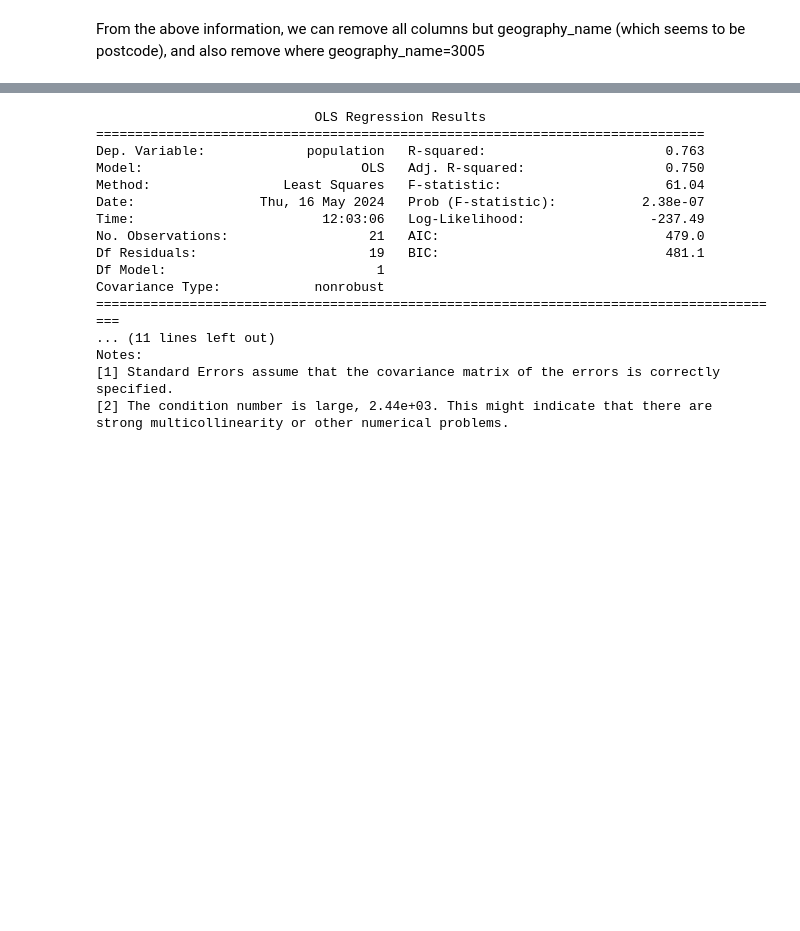
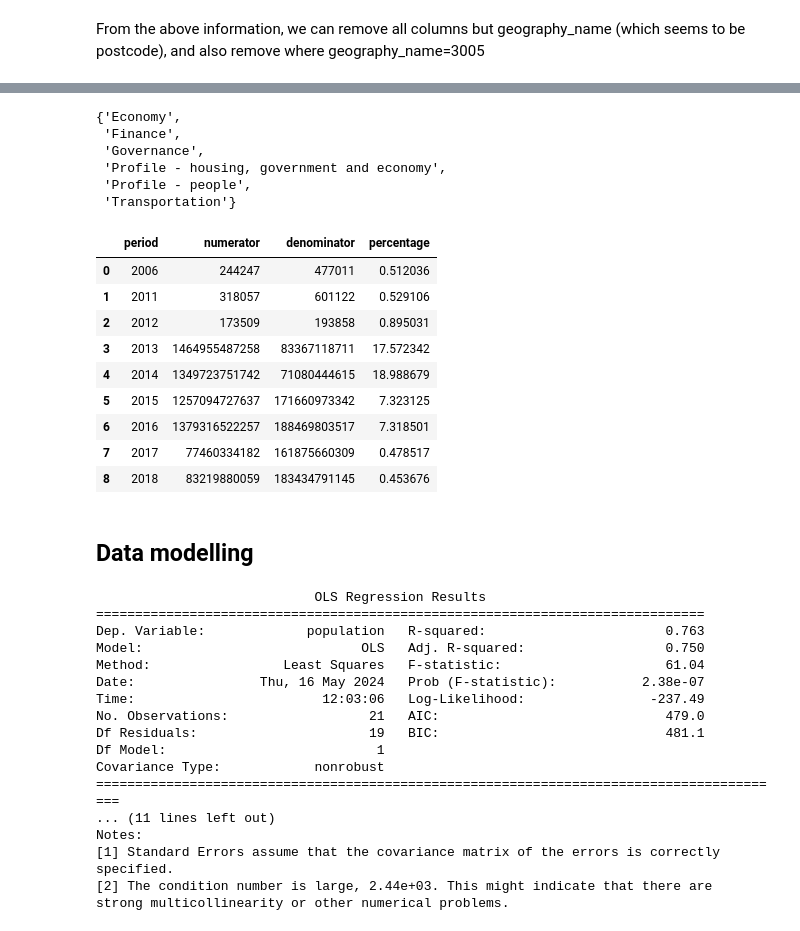
Before and after one commit to Harish-2502/CCC-Team-72, a Jupyter notebook: backend/livability_affordability modelling.ipynb, the cells around one changed output, grey strips where cells are left out. Drawn from its saved outputs; the diff is of its cells as text; code cells hidden in the pictures; blank space fills up the shorter version.

```diff
--- a/backend/livability_affordability modelling.ipynb
+++ b/backend/livability_affordability modelling.ipynb
@@ -289,3 +149,44 @@ analysis_df['population'] = pd.to_numeric(analysis_df['population'])
+# %%
+# Get the subset of the dataframe with the data we want
+
+liveability = liveability[liveability['type'] == 'Liveability']
+liveability = liveability[liveability['value_type'] == 'Percentage']
+liveability['period'] = liveability['period'].str.extract(r'(\d{4})')
+set(liveability['topic'])
+# %% [output]
+{'Economy',
+ 'Finance',
+ 'Governance',
+ 'Profile - housing, government and economy',
+ 'Profile - people',
+ 'Transportation'}
+# %%
+# Then remove all NaN values
+
+liveability = liveability.dropna(subset=['numerator', 'denominator'])
+# %%
+# Turn all numerical columns into int for calculation
+
+liveability['numerator'] = liveability['numerator'].astype(float).astype(int)
+liveability['denominator'] = liveability['denominator'].str.replace(',', '').astype(float).astype(int)
+# %%
+liveability_clean = liveability[['period', 'numerator', 'denominator']].groupby('period').sum().reset_index()
+liveability_clean['percentage'] = liveability_clean['numerator']/liveability_clean['denominator']
+# %%
+liveability_clean
+# %% [output]
+|  | period | numerator | denominator | percentage |
+| 0 | 2006 | 244247 | 477011 | 0.512036 |
+| 1 | 2011 | 318057 | 601122 | 0.529106 |
+| 2 | 2012 | 173509 | 193858 | 0.895031 |
+| 3 | 2013 | 1464955487258 | 83367118711 | 17.572342 |
+| 4 | 2014 | 1349723751742 | 71080444615 | 18.988679 |
+| 5 | 2015 | 1257094727637 | 171660973342 | 7.323125 |
+| 6 | 2016 | 1379316522257 | 188469803517 | 7.318501 |
+| 7 | 2017 | 77460334182 | 161875660309 | 0.478517 |
+| 8 | 2018 | 83219880059 | 183434791145 | 0.453676 |
+# %% [markdown]
+## Data modelling
 # %%
 partial_model = ols(
     formula='population ~ building_permit_count',
```
Also changed, not shown: parts of 33 cells of this notebook.
